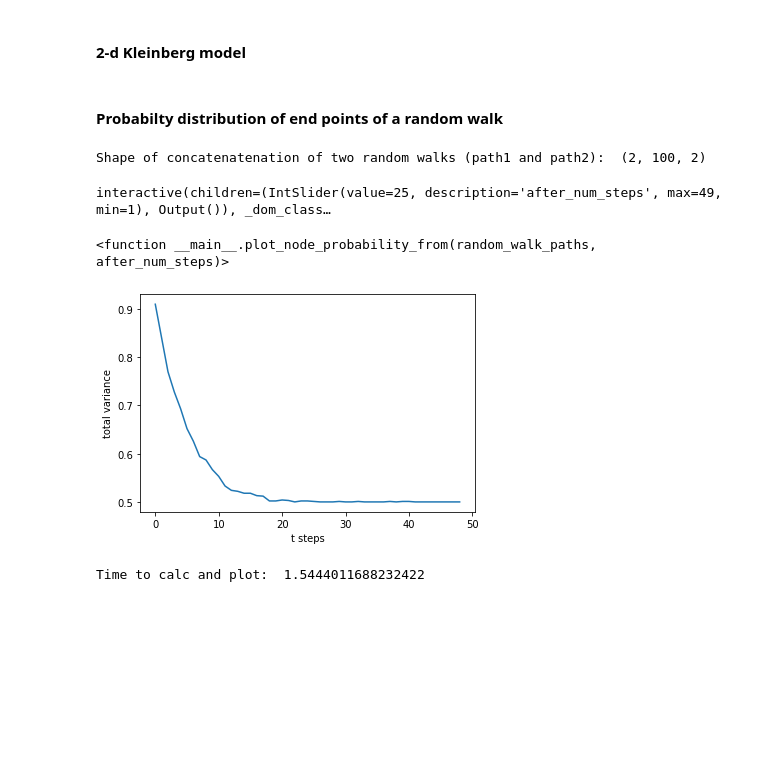
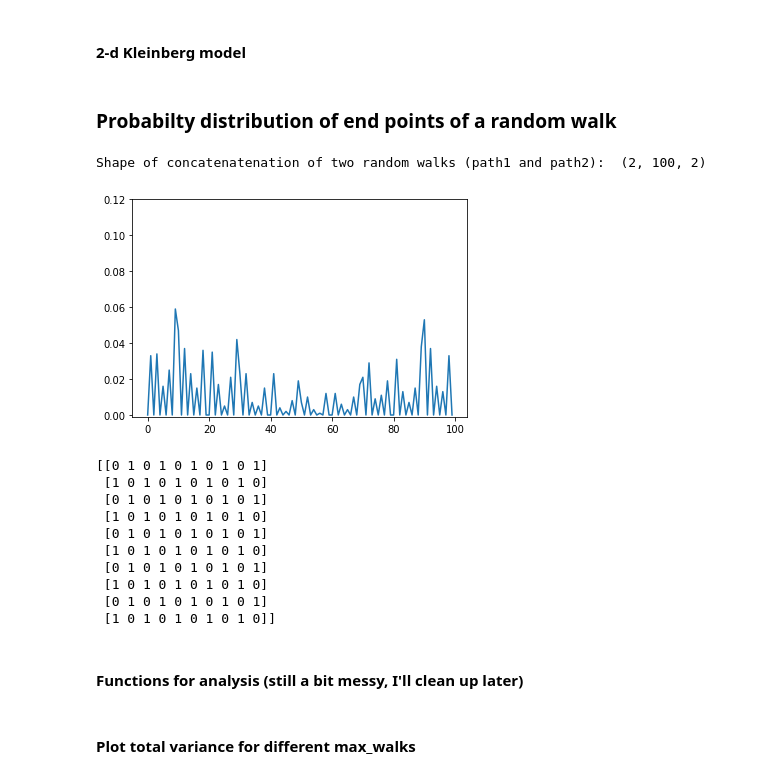
Before and after one commit to lucablessing/random-walks-on-small-world-networks, a Jupyter notebook: notebooks/random_walk_on_lattice.ipynb, the cells around one changed output. Drawn from its saved outputs; the diff is of its cells as text; code cells hidden in the pictures; blank space fills up the shorter version.

```diff
--- a/notebooks/random_walk_on_lattice.ipynb
+++ b/notebooks/random_walk_on_lattice.ipynb
@@ -272,7 +273,7 @@ def Kleinberg_2d(L,r):
                     G.add_edge(x,y)
     return G
 # %% [markdown]
-#### Probabilty distribution of end points of a random walk
+### Probabilty distribution of end points of a random walk
 # %%
 # Test concatenation of two paths (containing only single nodes the walker
 # moved to, not the complete edges as tuples)
@@ -291,7 +292,7 @@ L = 10
 G = nx.grid_2d_graph(L, L, periodic=True)
 
 # Random walk parameters
-max_steps = 50
+max_steps = 100
 max_walks = int(1e3)
 
 # create array containing multiple random walks (dim = (max_walks, max_steps))
@@ -306,15 +307,29 @@ for i in range(max_walks):
 # %%
 def plot_node_probability_from(random_walk_paths, after_num_steps):
     # convert node (row, column) to corresponding integer in enumeration row * L + column
     nodes_after_num_steps_converted = random_walk_paths[:,after_num_steps,0]*L + random_walk_paths[:,after_num_steps,1]
     prob, bins = np.histogram(a=nodes_after_num_steps_converted, bins=np.arange(0,L*L+1), density=True)
     plt.figure()
     plt.plot(bins[:-1], prob)
-    plt.ylim(-0.001,0.06)
+    plt.ylim(-0.001,0.12)
     plt.show()
+    print(np.array(prob.reshape((10,10))>0, dtype=int))
 
-interact(plot_node_probability_from, random_walk_paths=fixed(paths), after_num_steps=(1, max_steps-1))
+
+plot_node_probability_from(paths, after_num_steps=10)
+#interact(plot_node_probability_from, random_walk_paths=fixed(paths), after_num_steps=(1, max_steps-1))
 # %% [output]
+[figure, added]
-interactive(children=(IntSlider(value=25, description='after_num_steps', max=49, min=1), Output()), _dom_class…
+[[0 1 0 1 0 1 0 1 0 1]
+ [1 0 1 0 1 0 1 0 1 0]
+ [0 1 0 1 0 1 0 1 0 1]
+ [1 0 1 0 1 0 1 0 1 0]
+ [0 1 0 1 0 1 0 1 0 1]
+ [1 0 1 0 1 0 1 0 1 0]
+ [0 1 0 1 0 1 0 1 0 1]
+ [1 0 1 0 1 0 1 0 1 0]
+ [0 1 0 1 0 1 0 1 0 1]
+ [1 0 1 0 1 0 1 0 1 0]]
-<function __main__.plot_node_probability_from(random_walk_paths, after_num_steps)>
+# %% [markdown]
+#### Functions for analysis (still a bit messy, I'll clean up later)
 # %%
@@ -346,29 +376,2 @@ def L1_norm(prob1, prob2):
-# %%
-tic = time()
-
-np.random.seed(42)
-norm_vector=[]
-L=10
-G=nx.grid_2d_graph(L, L, periodic=True)
-E=nx.number_of_edges(G)
-get_some_paths(G, L, T)
-
-for T in range(1,max_steps):
-    prob=prob_distribution_alt(paths, T)
-    # L1 norm using node distribution from random walks and stationary distriubtion
-    # pi_v = d_v/(2*E), with d_v the degree of vertex/node v. For the periodic
-    # lattice d_v=4 and hence pi_v = 1/ #nodes_in_G = 1/L*L
-    norm_vector.append(L1_norm(prob, np.ones(prob.shape[0])/G.number_of_nodes()))
-
-plt.figure()
-plt.plot(norm_vector)
-plt.xlabel('t steps')
-plt.ylabel('total variance')
-plt.show()
-
-toc = time()
-
-print("Time to calc and plot: ", toc-tic)
-# %% [output]
-[figure, removed]
-Time to calc and plot:  1.5444011688232422
+# %% [markdown]
+#### Plot total variance for different max_walks
```
Also changed, not shown: parts of 3 cells of this notebook, 2 other files.
